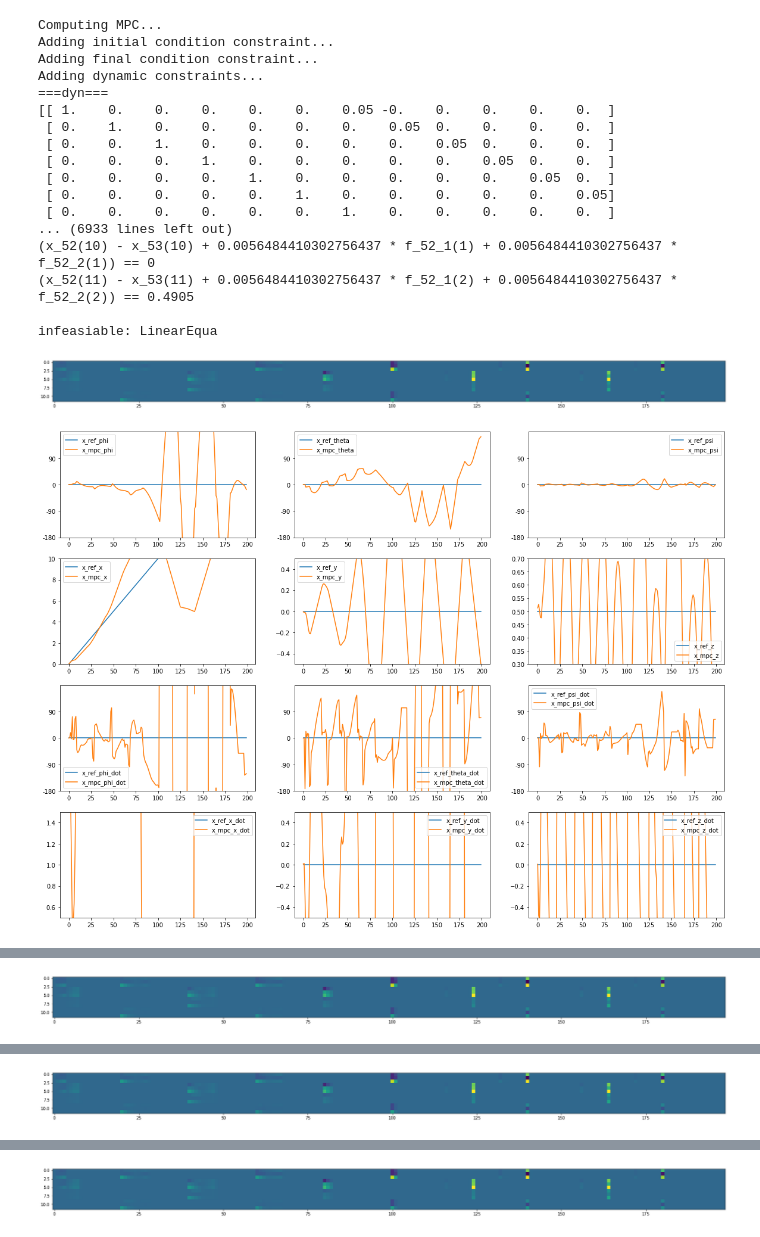
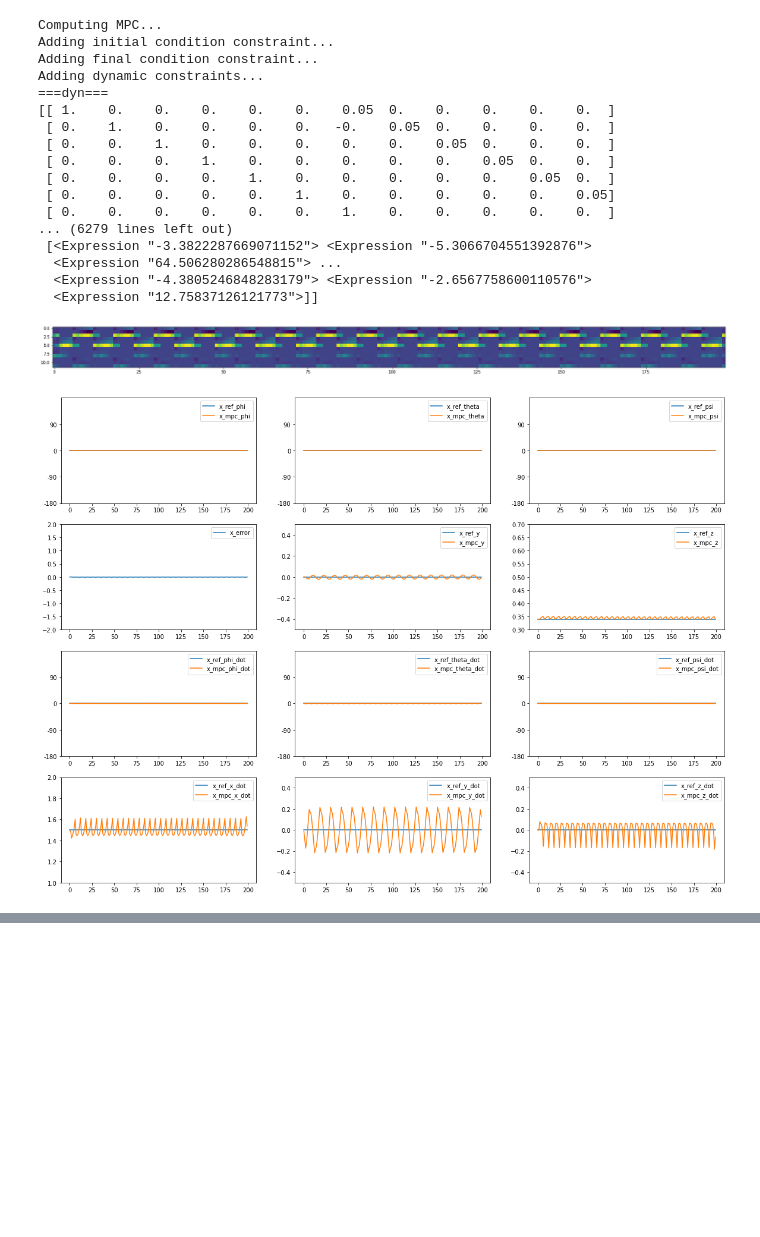
Before and after one commit to JChunX/gait-trans, a Jupyter notebook: gait_trans/playground.ipynb, the cells around one changed output, grey strips where cells are left out. Drawn from its saved outputs; the diff is of its cells as text; code cells hidden in the pictures; blank space fills up the shorter version.

Commit message:
fixed gait period issue

```diff
--- a/gait_trans/playground.ipynb
+++ b/gait_trans/playground.ipynb
@@ -657,10 +670,8 @@ def plot_com_traj(x_ref, x_mpc):
     plt.yticks(np.arange(-np.pi, np.pi, np.pi/2), np.arange(-180, 180, 90))
     plt.legend()
     plt.subplot(4,3,4)
-    plt.plot(x_ref[:,3], label="x_ref_x")
-    plt.plot(x_mpc[:,3], label="x_mpc_x")
-    # set y scale to be between -0.5m and 0.5m
-    plt.ylim(0.0, 10.0)
+    plt.plot(x_mpc[:,3] - x_ref[:,3], label="x_error")
+    plt.ylim(-2.0, 2.0)
     plt.legend()
     plt.subplot(4,3,5)
     plt.plot(x_ref[:,4], label="x_ref_y")
@@ -693,7 +704,7 @@ def plot_com_traj(x_ref, x_mpc):
     plt.subplot(4,3,10)
     plt.plot(x_ref[:,9], label="x_ref_x_dot")
     plt.plot(x_mpc[:,9], label="x_mpc_x_dot")
-    plt.ylim(0.5, 1.5)
+    plt.ylim(np.mean(x_ref[:,9]) - 0.5, np.mean(x_ref[:,9]) + 0.5)
     plt.legend()
     plt.subplot(4,3,11)
     plt.plot(x_ref[:,10], label="x_ref_y_dot")
@@ -709,57 +720,74 @@ def plot_com_traj(x_ref, x_mpc):
 # %%
 #Q = np.diag([1, 1, 1, 1, 1, 1, 1, 1, 1, 1, 1, 1])
 
-# DO NOT CHANGE THIS LINE
 # Q = np.diag([0.25,0.25,10,2,2,50,0,0,0.3,0.2,0.2,0.1])
 # #Q[:3,:3] = 100*Q[:3,:3] # angle
 # Q[3:6,3:6] = 100*np.diag([10, 1000, 1000]) #position
 # Q[6:9,6:9] = 10*np.diag([1000, 10, 1]) # angular velocity
 # # Q[9:12,9:12] = 1000*np.diag([1, 0.9, 0.9]) # velocity
 
-# [angx,angy,angz,posx,posy,posz,angvelx,angvely,angvelz,velx,vely,velz]
+# [angx,angy,angz,
+#  posx,posy,posz,
+#  angvelx,angvely,angvelz,
+#  velx,vely,velz]
 
-Q =  1000*np.diag([0.25,0.25,10,
-                   20,500,1000,
-                   0.5,0.5,0.3,
-                   0.3,0.3,0.15])
+Q =  1000*np.diag([1, 1, 1,
+                   1,   1,  1,
+                   20,  5,  5,
+                   100,  100,  100])
 # Q[:3,:3] = 100*Q[:3,:3] # angle
 # Q[3:6,3:6] = 100*np.diag([10, 1000, 1000]) #position
 # Q[6:9,6:9] = 10*np.diag([1000, 10, 1]) # angular velocity
 # Q[9:12,9:12] = 1000*np.diag([1, 0.9, 0.9]) # velocity
 
 R = 1*np.diag([1, 1, 1, 1, 1, 1, 1, 1, 1, 1, 1, 1])
-
-for i in range(len(fsm_nexts)):
+"""
+for i in range(1):
     r_ref_gallop = r_ref_nexts[i]
     mpc = QuadrupedMPC(N, dt, Q, R)
     r_ref_cur = np.vstack((r_ref, r_ref_gallop))
     fsm_cur = np.vstack((fsm, fsm_nexts[i]))
     f_mpc, x_mpc = mpc.compute_mpc(x_ref, r_ref_cur[:N-1], fsm_cur[:N-1])
     f_mpc = np.vectorize(lambda x: x.Evaluate())(f_mpc)
 
     plt.figure(figsize=(30,N/2))
     plt.imshow(f_mpc.T)
     # save plot as image named "gait_force.png"
     plt.savefig("../gait_force.png")
 
     plot_com_traj(x_ref[:], x_mpc[:])
+"""
+
+mpc = QuadrupedMPC(N, dt, Q, R)
+f_mpc, x_mpc = mpc.compute_mpc(x_ref, r_ref[:N-1], fsm[:N-1])
+f_mpc = np.vectorize(lambda x: x.Evaluate())(f_mpc)
+
+plt.figure(figsize=(30,N/2))
+plt.imshow(f_mpc.T)
+# save plot as image named "gait_force.png"
+plt.savefig("../gait_force.png")
+
+plot_com_traj(x_ref[:], x_mpc[:])
+
+#TODO: scale factor analysis
+#TODO: shorter time horizons
 # %% [output]
 Computing MPC...
 Adding initial condition constraint...
 Adding final condition constraint...
 Adding dynamic constraints...
 ===dyn===
-[[ 1.    0.    0.    0.    0.    0.    0.05 -0.    0.    0.    0.    0.  ]
- [ 0.    1.    0.    0.    0.    0.    0.    0.05  0.    0.    0.    0.  ]
+[[ 1.    0.    0.    0.    0.    0.    0.05  0.    0.    0.    0.    0.  ]
+ [ 0.    1.    0.    0.    0.    0.   -0.    0.05  0.    0.    0.    0.  ]
  [ 0.    0.    1.    0.    0.    0.    0.    0.    0.05  0.    0.    0.  ]
  [ 0.    0.    0.    1.    0.    0.    0.    0.    0.    0.05  0.    0.  ]
  [ 0.    0.    0.    0.    1.    0.    0.    0.    0.    0.    0.05  0.  ]
  [ 0.    0.    0.    0.    0.    1.    0.    0.    0.    0.    0.    0.05]
  [ 0.    0.    0.    0.    0.    0.    1.    0.    0.    0.    0.    0.  ]
-... (6933 lines left out)
-(x_52(10) - x_53(10) + 0.0056484410302756437 * f_52_1(1) + 0.0056484410302756437 * f_52_2(1)) == 0
-(x_52(11) - x_53(11) + 0.0056484410302756437 * f_52_1(2) + 0.0056484410302756437 * f_52_2(2)) == 0.4905
-
-infeasiable: LinearEqua
+... (6279 lines left out)
+ [<Expression "-3.3822287669071152"> <Expression "-5.3066704551392876">
+  <Expression "64.506280286548815"> ...
+  <Expression "-4.3805246848283179"> <Expression "-2.6567758600110576">
+  <Expression "12.75837126121773">]]
-[figure, old version]
+[figure, new version]
-[figure, old version]
+[figure, new version]
@@ -783 +793,0 @@ infeasiable: LinearEqua
-[figure, removed]
@@ -802 +793,0 @@ infeasiable: LinearEqua
-[figure, removed]
@@ -821 +793,0 @@ infeasiable: LinearEqua
-[figure, removed]
```
Also changed, not shown: parts of 7 cells of this notebook, 3 other files.
